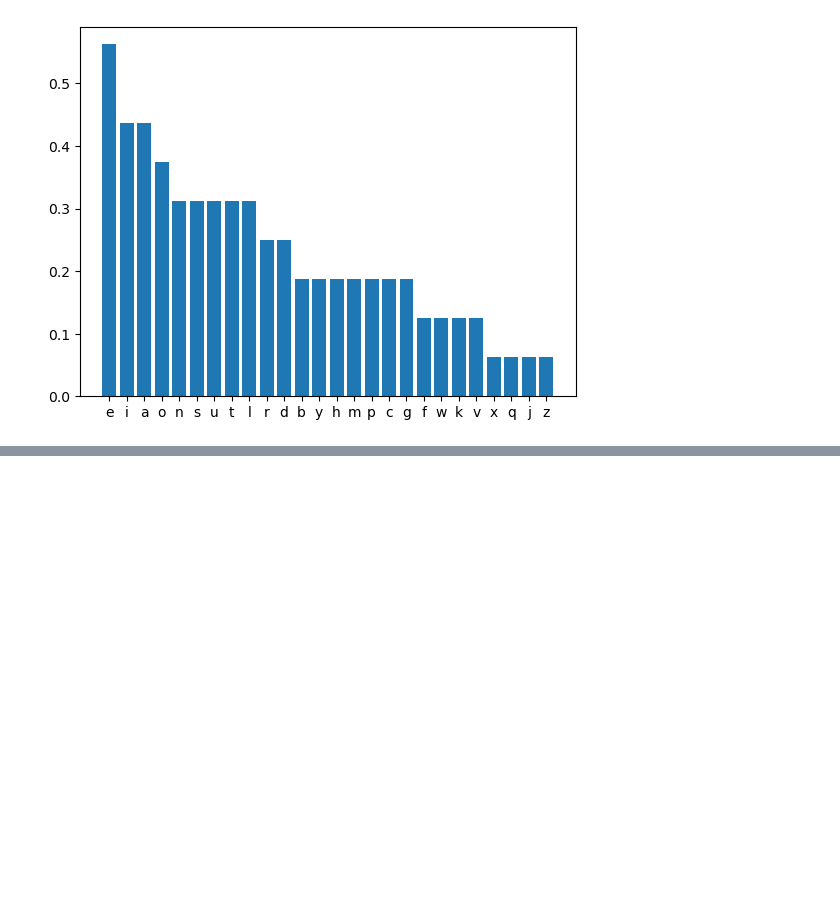
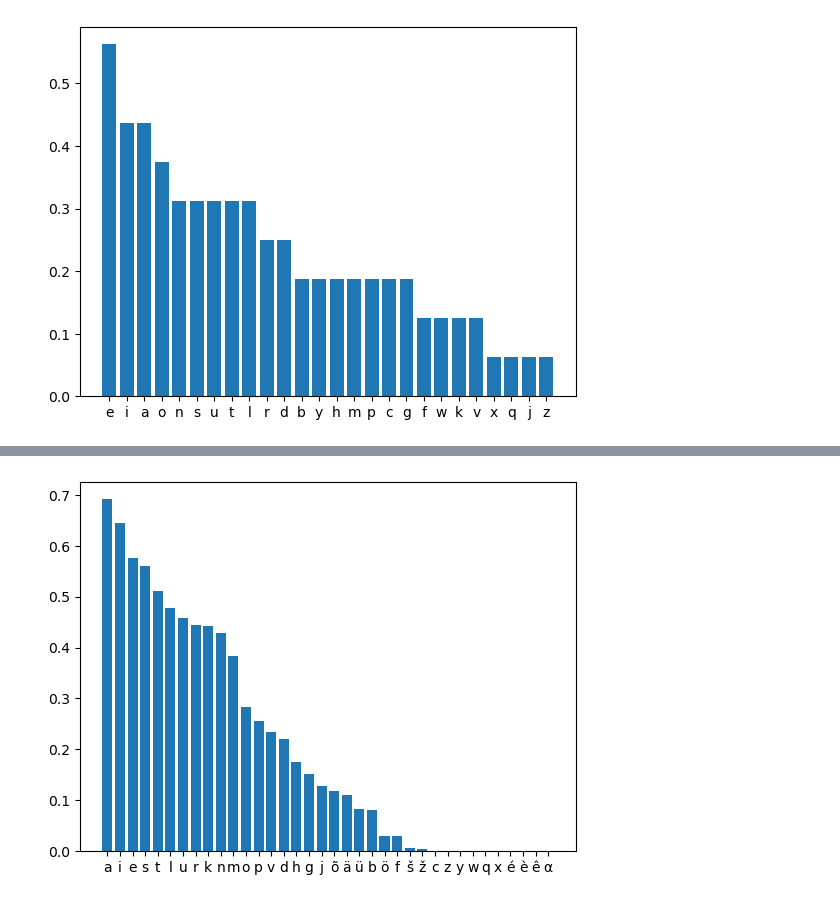
Before and after one commit to nitram-v/boggle-project, a Jupyter notebook: character_statistics.ipynb, the cells around one changed output, grey strips where cells are left out. Saved outputs shown, nothing was run; the diff lists cells and outputs as text; code cells hidden in the pictures; blank space fills up the shorter version.

```diff
--- a/character_statistics.ipynb
+++ b/character_statistics.ipynb
@@ -113,0 +129,5 @@ plot_dict(char_proportion)
+# %%
+char_proportion = get_char_proportion(char_occurrences, et_dict)
+plot_dict(char_proportion)
+# %% [output]
+[figure, added]
```
Also changed, not shown: parts of 3 cells of this notebook, 2 other files.
